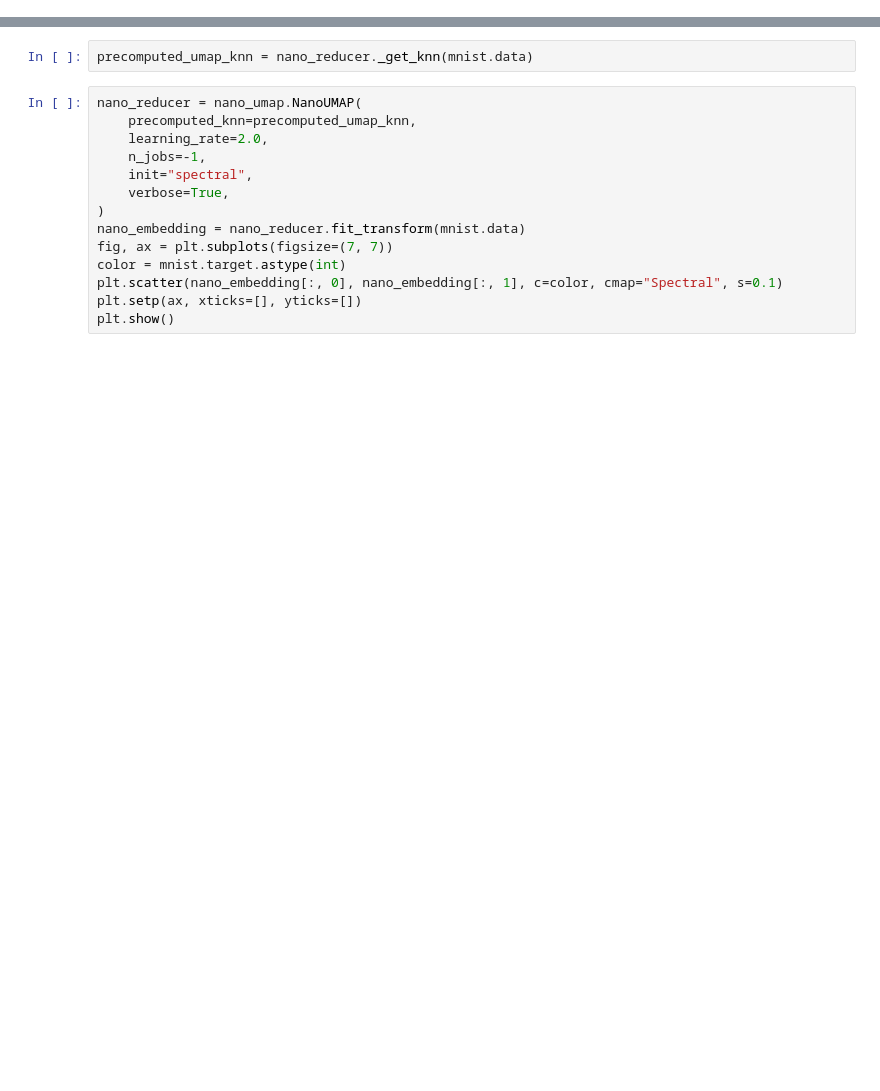
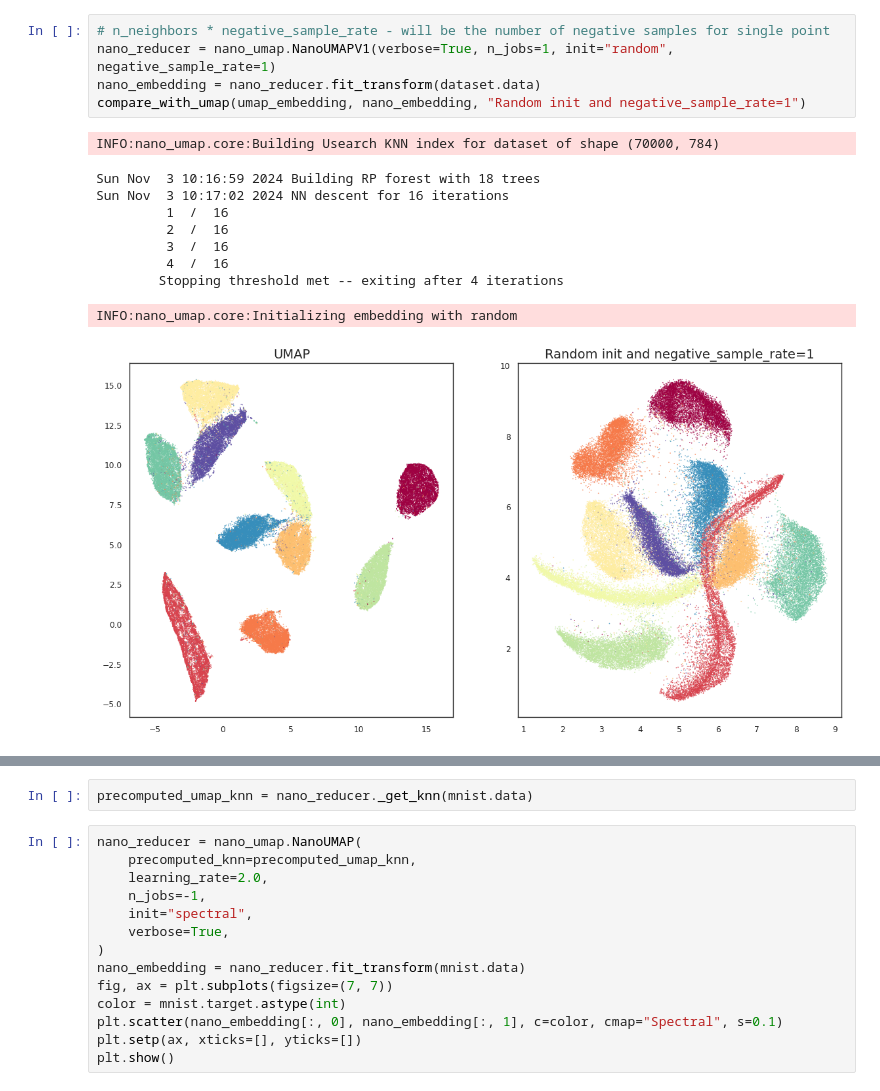
Before and after one commit to kmkolasinski/nano-umap, a Jupyter notebook: notebooks/demo.ipynb, the cells around one changed output, grey strips where cells are left out. Saved outputs shown, nothing was run; the diff lists cells and outputs as text; blank space fills up the shorter version.

```diff
--- a/notebooks/demo.ipynb
+++ b/notebooks/demo.ipynb
@@ -15,0 +92,16 @@ embedding = reducer.fit_transform(mnist.data)
+# %%
+# n_neighbors * negative_sample_rate - will be the number of negative samples for single point
+nano_reducer = nano_umap.NanoUMAPV1(verbose=True, n_jobs=1, init="random", negative_sample_rate=1)
+nano_embedding = nano_reducer.fit_transform(dataset.data)
+compare_with_umap(umap_embedding, nano_embedding, "Random init and negative_sample_rate=1")
+# %% [output]
+INFO:nano_umap.core:Building Usearch KNN index for dataset of shape (70000, 784)
+Sun Nov  3 10:16:59 2024 Building RP forest with 18 trees
+Sun Nov  3 10:17:02 2024 NN descent for 16 iterations
+         1  /  16
+         2  /  16
+         3  /  16
+         4  /  16
+        Stopping threshold met -- exiting after 4 iterations
+INFO:nano_umap.core:Initializing embedding with random
+[figure, added]
```
Also changed, not shown: parts of 36 cells of this notebook, 2 other files.
